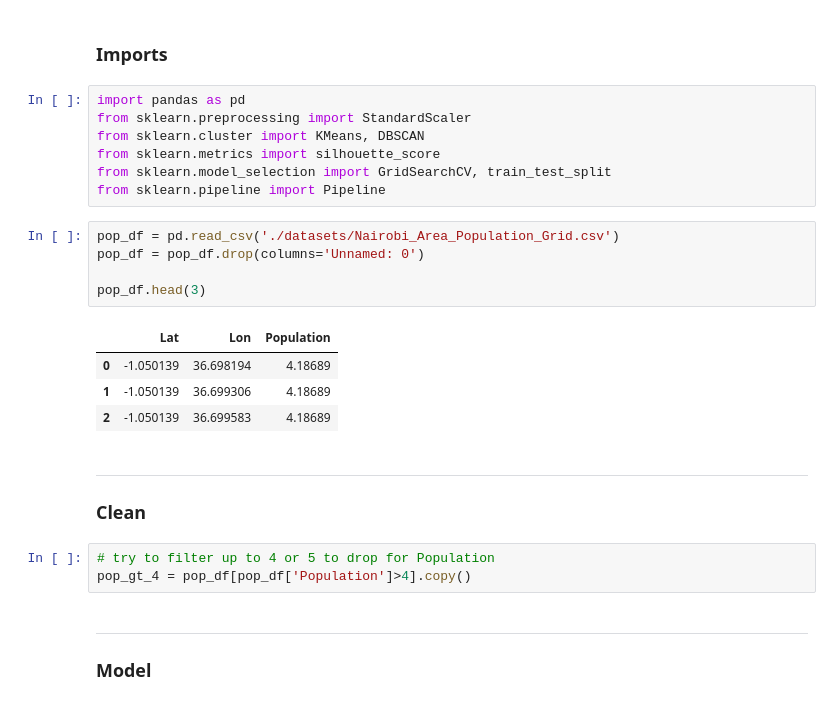
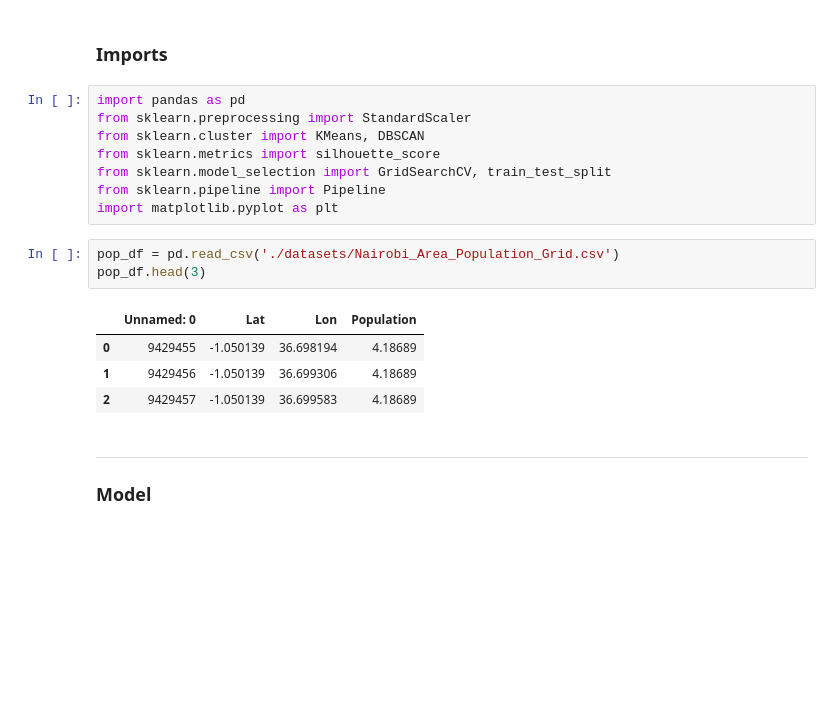
Before and after one commit to mdevay/Nairobi, a Jupyter notebook: Population Density Clustering.ipynb, the cells around one changed output. Drawn from its saved outputs; the diff is of its cells as text; blank space fills up the shorter version.

```diff
--- a/Population Density Clustering.ipynb
+++ b/Population Density Clustering.ipynb
@@ -10,22 +10,15 @@ from sklearn.cluster import KMeans, DBSCAN
 from sklearn.metrics import silhouette_score
 from sklearn.model_selection import GridSearchCV, train_test_split
 from sklearn.pipeline import Pipeline
+import matplotlib.pyplot as plt
 # %%
 pop_df = pd.read_csv('./datasets/Nairobi_Area_Population_Grid.csv')
-pop_df = pop_df.drop(columns='Unnamed: 0')
-
 pop_df.head(3)
 # %% [output]
-|  | Lat | Lon | Population |
-| 0 | -1.050139 | 36.698194 | 4.18689 |
-| 1 | -1.050139 | 36.699306 | 4.18689 |
-| 2 | -1.050139 | 36.699583 | 4.18689 |
+|  | Unnamed: 0 | Lat | Lon | Population |
+| 0 | 9429455 | -1.050139 | 36.698194 | 4.18689 |
+| 1 | 9429456 | -1.050139 | 36.699306 | 4.18689 |
+| 2 | 9429457 | -1.050139 | 36.699583 | 4.18689 |
-# %% [markdown]
----
-### Clean
-# %%
-# try to filter up to 4 or 5 to drop for Population
-pop_gt_4 = pop_df[pop_df['Population']>4].copy()
 # %% [markdown]
 ---
 ### Model
```
Also changed, not shown: parts of 28 cells of this notebook, 1 other file.
